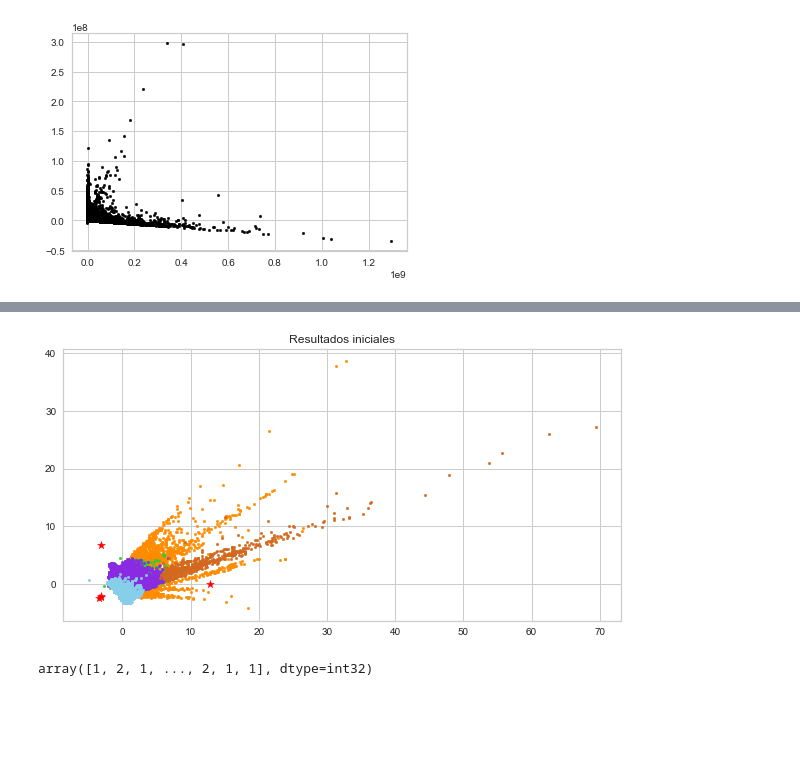
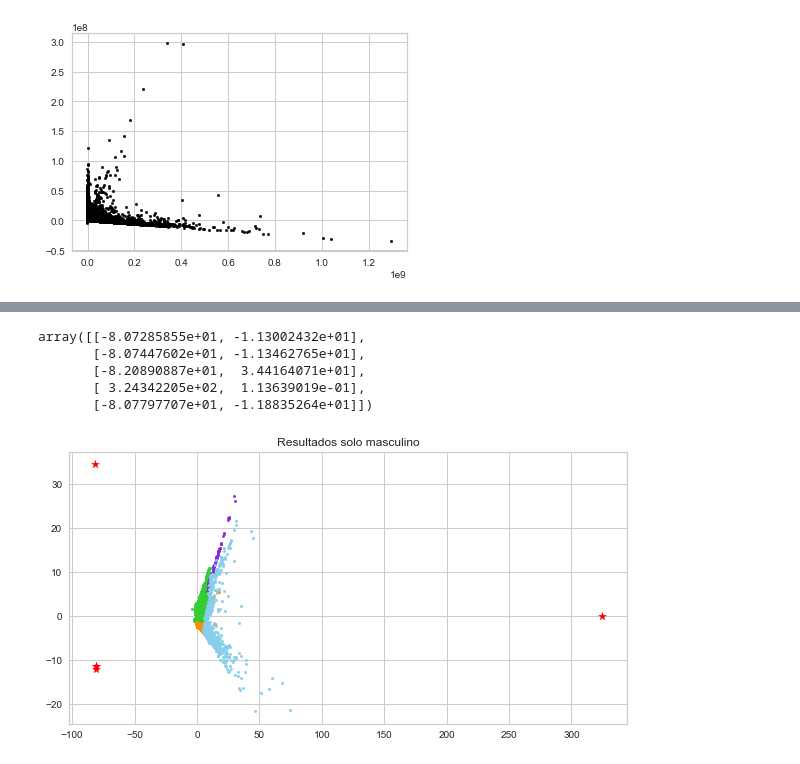
Before and after one commit to Nicocispal/Evidencia_1, a Jupyter notebook: DE_comisiones.ipynb, the cells around one changed output, grey strips where cells are left out. Saved outputs shown, nothing was run; the diff lists cells and outputs as text; code cells hidden in the pictures; blank space fills up the shorter version.

```diff
--- a/DE_comisiones.ipynb
+++ b/DE_comisiones.ipynb
@@ -190,0 +287,3 @@ array([[-3.12730009,  6.70654196],
+# %%
+df.drop(df[(df['SEXO'] == 'Femenino')].index, inplace=True)
+df
@@ -190,0 +312,4 @@ array([[-3.12730009,  6.70654196],
+# %%
+rescaleX = StandardScaler().fit_transform(df)
+Xescaled = pd.DataFrame(data = rescaleX, columns = df.columns)
+Xescaled
@@ -190,0 +330,6 @@ array([[-3.12730009,  6.70654196],
+# %%
+#vamos a reducir la dimensionalidad de estos datos, pues lo usaremos para graficar
+pca = PCA(n_components = 2) #solo 2, para poder graficar en el eje X y eje Y
+Xescaled_short = pca.fit_transform(Xescaled)
+plt.scatter(Xescaled_short[:,0], Xescaled_short[:,1], c='blue', s=7)
+plt.show()
@@ -191,22 +364,28 @@ array([[-3.12730009,  6.70654196],
+# %%
+pca = PCA(n_components = 2) #solo 2, para poder graficar en el eje X y eje Y
+Xcenters = pca.fit_transform(kmeans_gral.cluster_centers_)
+Xcenters
+# %% [output]
+array([[-8.07285855e+01, -1.13002432e+01],
+       [-8.07447602e+01, -1.13462765e+01],
+       [-8.20890887e+01,  3.44164071e+01],
+       [ 3.24342205e+02,  1.13639019e-01],
+       [-8.07797707e+01, -1.18835264e+01]])
 # %%
-colors = ['darkorange', 'limegreen', 'blueviolet', 'chocolate', 'skyblue', 'tab:pink', 'tab:orange']
+#vamos a visualizar los resultados
+
+colors = ['darkorange', 'limegreen', 'blueviolet', 'chocolate', 'skyblue', 'tab:pink', 'tab:orange'] #ver más en: https://matplotlib.org/stable/gallery/color/named_colors.html
 fig, ax = plt.subplots(figsize=(10, 5))
 
-
+#graficamos los datos, cada uno con un color diferente representando un cluster
 for i in range(K):
   points = np.array([Xescaled_short[j] for j in range (len(Xescaled_short)) if kmeans_gral.labels_[j] == i])
   ax.scatter(points[:,0], points[:,1], s=7, c = colors[i])
 
-
+#graficamos los centros de los clusters
 ax.scatter(Xcenters[:,0], Xcenters[:,1], marker='*',s=70, c='red')
 
-plt.title("Resultados iniciales")
+plt.title("Resultados solo masculino")
 plt.show()
 # %% [output]
-[figure, old version]
+[figure, new version]
-# %%
-K = 5
-kmeans_gral = KMeans(n_clusters=K, random_state=0, n_init=50).fit(Xescaled)
-kmeans_gral.labels_
-# %% [output]
-array([1, 2, 1, ..., 2, 1, 1], dtype=int32)
```
Also changed, not shown: parts of 35 cells of this notebook, 12 other files.
